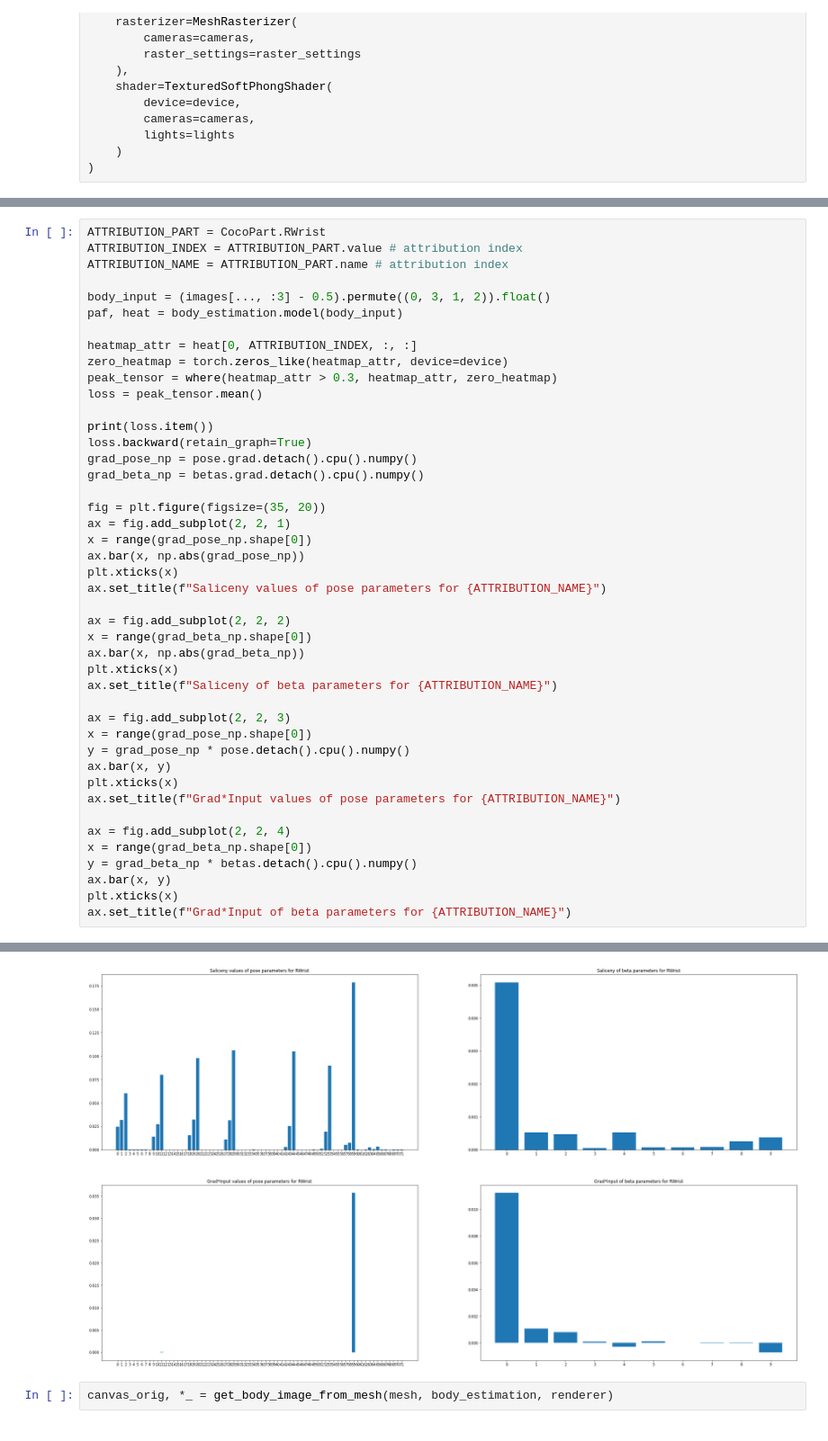
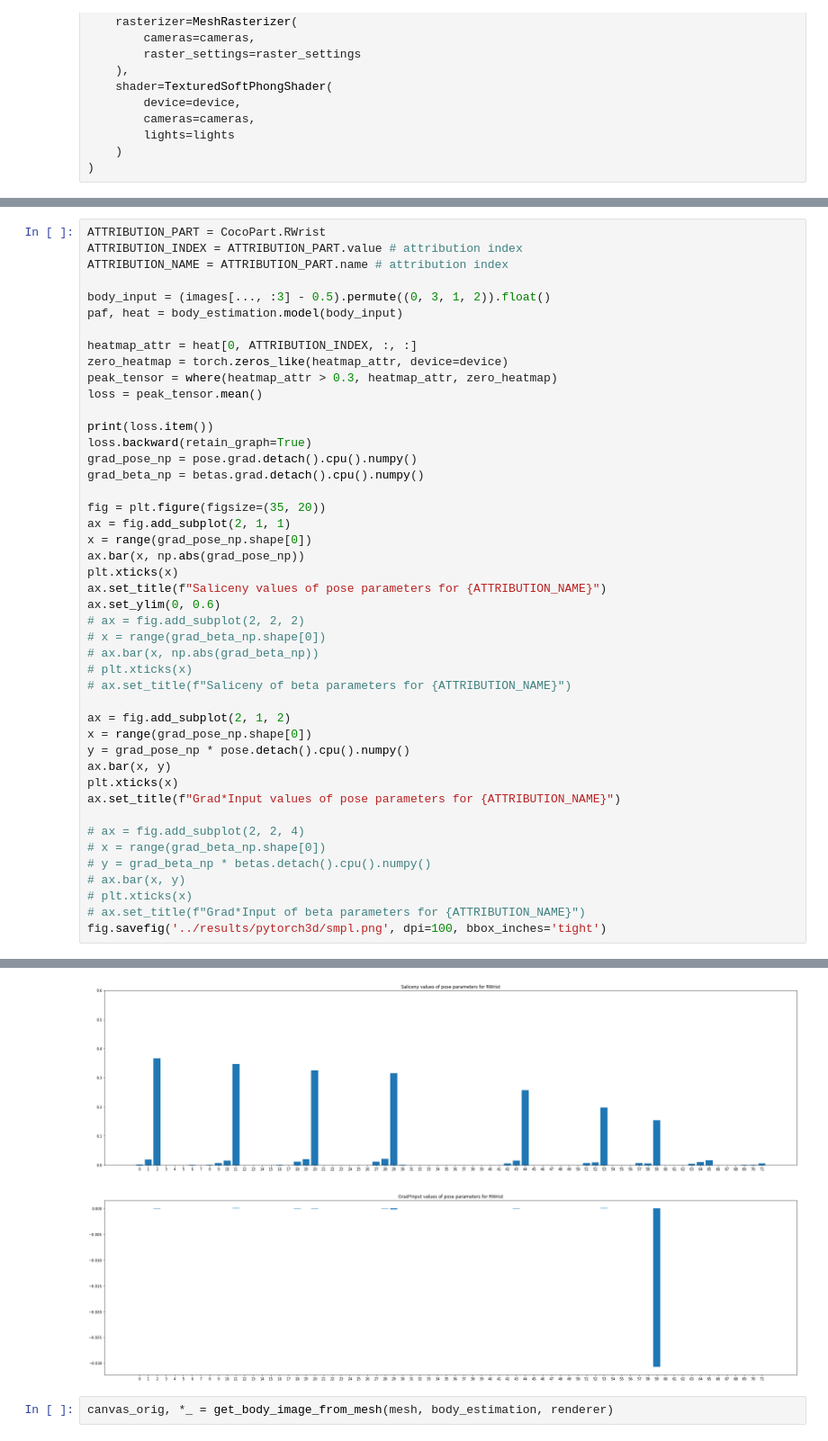
Before and after one commit to alexus37/MasterThesisCode, a Jupyter notebook: experiments/torch3d/09_SMPL_attribution.ipynb, the cells around one changed output, grey strips where cells are left out. Shown at 90% size. Saved outputs shown, nothing was run; the diff lists cells and outputs as text.

Commit message:
generate some results

```diff
--- a/experiments/torch3d/09_SMPL_attribution.ipynb
+++ b/experiments/torch3d/09_SMPL_attribution.ipynb
@@ -175,29 +182,30 @@ grad_pose_np = pose.grad.detach().cpu().numpy()
 grad_beta_np = betas.grad.detach().cpu().numpy()
 
 fig = plt.figure(figsize=(35, 20))
-ax = fig.add_subplot(2, 2, 1)
+ax = fig.add_subplot(2, 1, 1)
 x = range(grad_pose_np.shape[0])
 ax.bar(x, np.abs(grad_pose_np))
 plt.xticks(x)
 ax.set_title(f"Saliceny values of pose parameters for {ATTRIBUTION_NAME}")
+ax.set_ylim(0, 0.6)
+# ax = fig.add_subplot(2, 2, 2)
+# x = range(grad_beta_np.shape[0])
+# ax.bar(x, np.abs(grad_beta_np))
+# plt.xticks(x)
+# ax.set_title(f"Saliceny of beta parameters for {ATTRIBUTION_NAME}")
 
-ax = fig.add_subplot(2, 2, 2)
-x = range(grad_beta_np.shape[0])
-ax.bar(x, np.abs(grad_beta_np))
-plt.xticks(x)
-ax.set_title(f"Saliceny of beta parameters for {ATTRIBUTION_NAME}")
-
-ax = fig.add_subplot(2, 2, 3)
+ax = fig.add_subplot(2, 1, 2)
 x = range(grad_pose_np.shape[0])
 y = grad_pose_np * pose.detach().cpu().numpy()
 ax.bar(x, y)
 plt.xticks(x)
 ax.set_title(f"Grad*Input values of pose parameters for {ATTRIBUTION_NAME}")
 
-ax = fig.add_subplot(2, 2, 4)
-x = range(grad_beta_np.shape[0])
-y = grad_beta_np * betas.detach().cpu().numpy()
-ax.bar(x, y)
-plt.xticks(x)
-ax.set_title(f"Grad*Input of beta parameters for {ATTRIBUTION_NAME}")
+# ax = fig.add_subplot(2, 2, 4)
+# x = range(grad_beta_np.shape[0])
+# y = grad_beta_np * betas.detach().cpu().numpy()
+# ax.bar(x, y)
+# plt.xticks(x)
+# ax.set_title(f"Grad*Input of beta parameters for {ATTRIBUTION_NAME}")
+fig.savefig('../results/pytorch3d/smpl.png', dpi=100, bbox_inches='tight')
 # %% [output]
@@ -206,4 +213,4 @@ Text(0.5, 1.0, 'Grad*Input of beta parameters for RWrist')
-[figure, old version]
+[figure, new version]
 # %%
 canvas_orig, *_ = get_body_image_from_mesh(mesh, body_estimation, renderer)
 # %%
```
Also changed, not shown: parts of 4 cells of this notebook, 7 other files.
